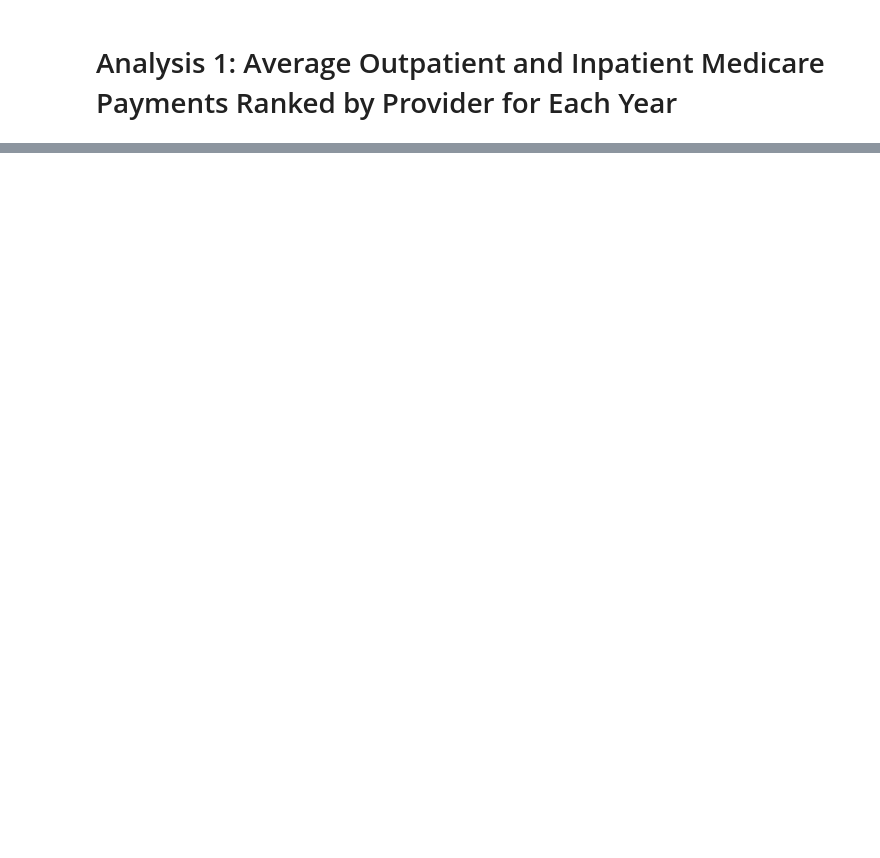
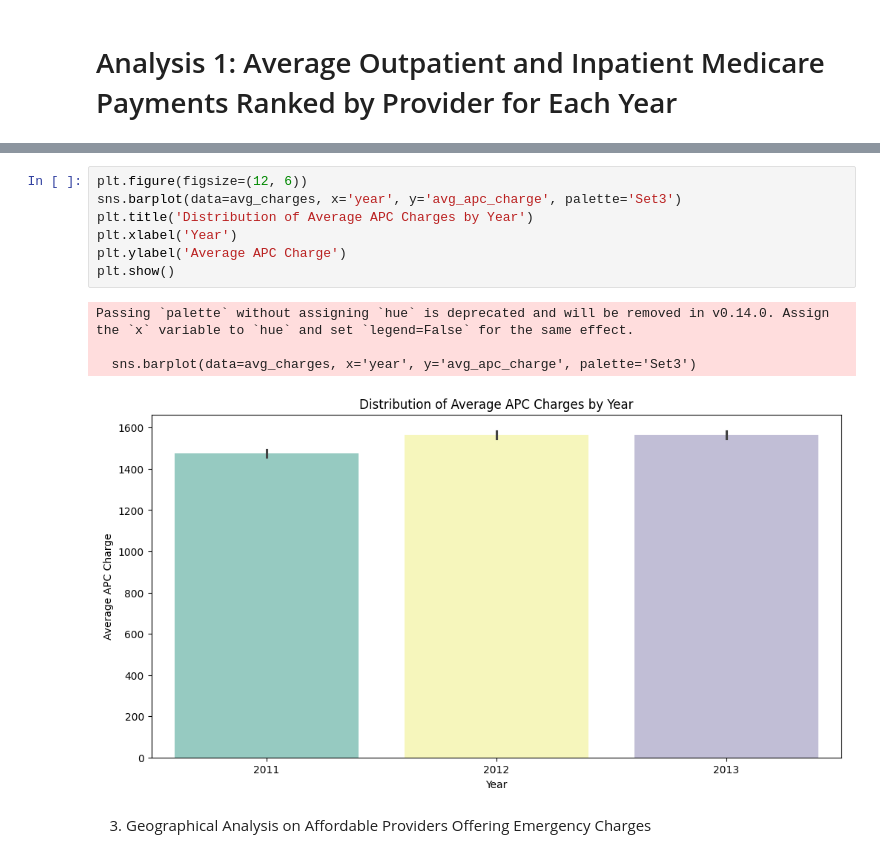
Before and after one commit to DAN-MASH/HealthcareAnalysis, a Jupyter notebook: notebook/data/EDA.ipynb, the cells around one changed output, grey strips where cells are left out. Drawn from its saved outputs; the diff is of its cells as text; blank space fills up the shorter version.

```diff
--- a/notebook/data/EDA.ipynb
+++ b/notebook/data/EDA.ipynb
@@ -369,0 +525,14 @@ outpatient_inpatient_results = pd.read_sql_query(outpatient_inpatient_query, con
+# %%
+plt.figure(figsize=(12, 6))
+sns.barplot(data=avg_charges, x='year', y='avg_apc_charge', palette='Set3')
+plt.title('Distribution of Average APC Charges by Year')
+plt.xlabel('Year')
+plt.ylabel('Average APC Charge')
+plt.show()
+# %% [output]
+Passing `palette` without assigning `hue` is deprecated and will be removed in v0.14.0. Assign the `x` variable to `hue` and set `legend=False` for the same effect.
+
+  sns.barplot(data=avg_charges, x='year', y='avg_apc_charge', palette='Set3')
+[figure, added]
+# %% [markdown]
+3. Geographical Analysis on Affordable Providers Offering Emergency Charges
```
Also changed, not shown: parts of 38 cells of this notebook, 4 other files.
